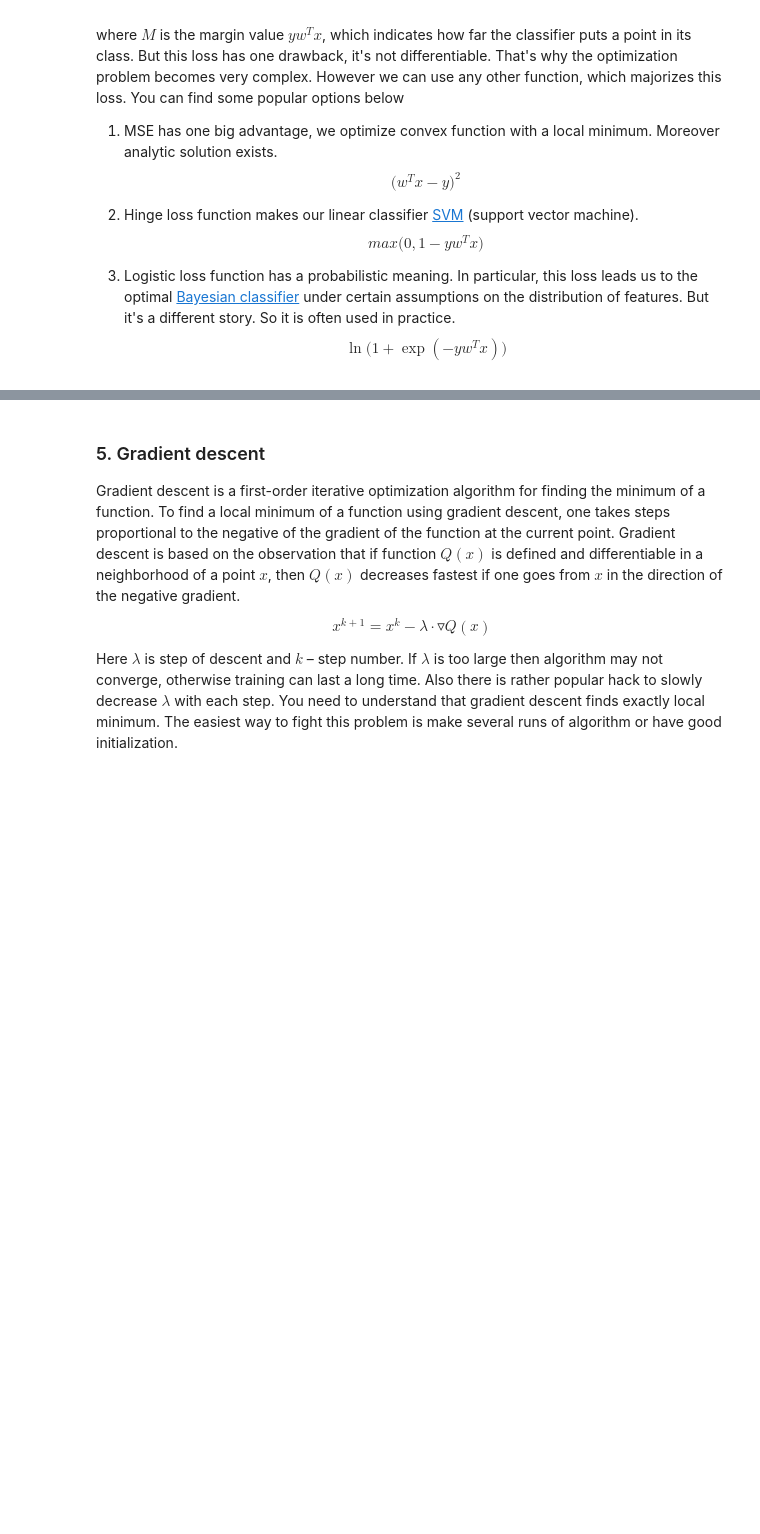
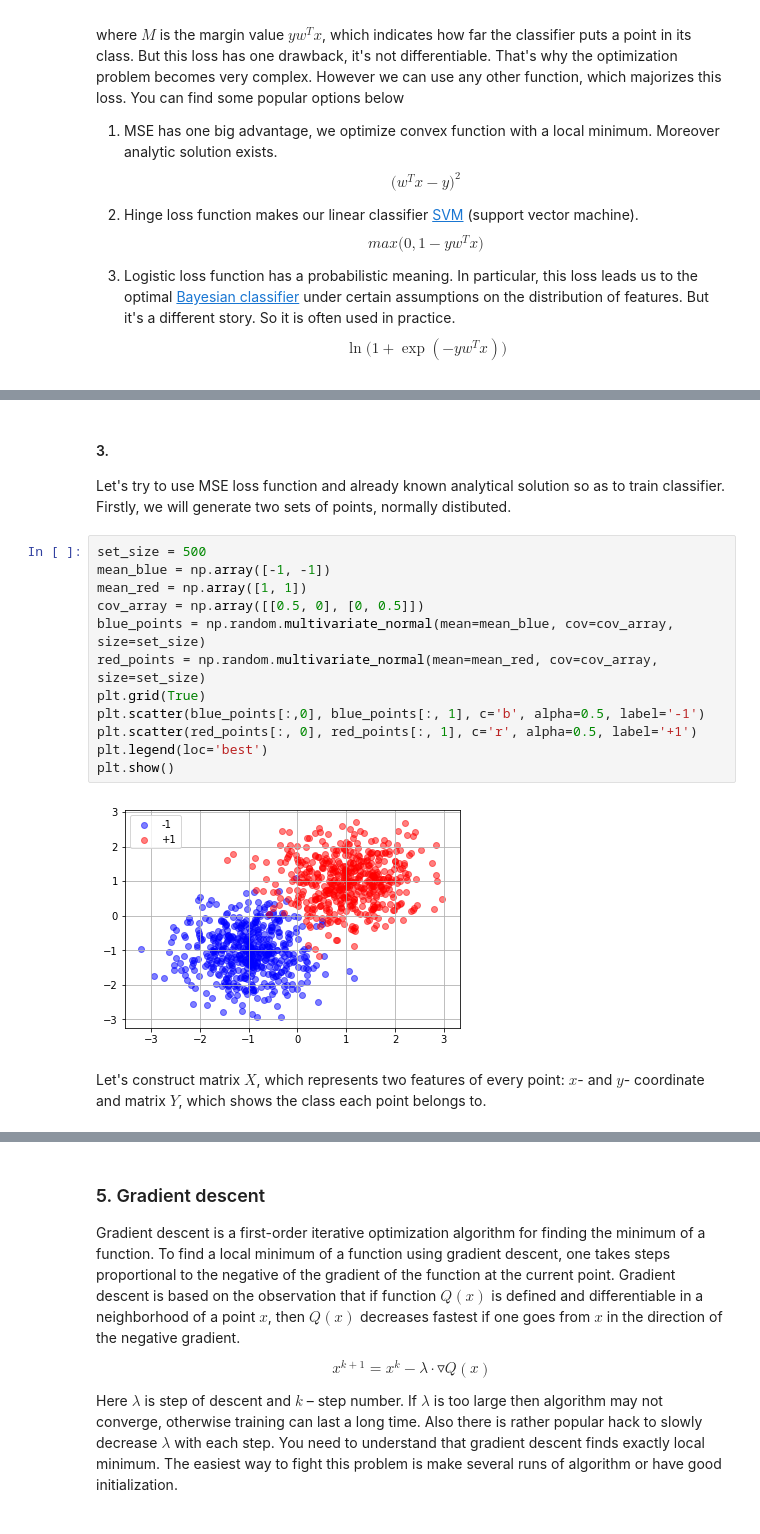
Before and after one commit to slayff/squad, a Jupyter notebook: lab-1.ipynb, the cells around one changed output, grey strips where cells are left out. Drawn from its saved outputs; the diff is of its cells as text; blank space fills up the shorter version.

```diff
--- a/lab-1.ipynb
+++ b/lab-1.ipynb
@@ -242,0 +302,20 @@ $$\arg\min_{w}Q(w) = \arg\min_{w} \sum_{x, y} \ln \big(1 + \exp(-yw^Tx )) \big)$
+# %% [markdown]
+#### 3.
+Let's try to use MSE loss function and already known analytical solution so as to train classifier.
+Firstly, we will generate two sets of points, normally distibuted.
+# %%
+set_size = 500
+mean_blue = np.array([-1, -1])
+mean_red = np.array([1, 1])
+cov_array = np.array([[0.5, 0], [0, 0.5]])
+blue_points = np.random.multivariate_normal(mean=mean_blue, cov=cov_array, size=set_size)
+red_points = np.random.multivariate_normal(mean=mean_red, cov=cov_array, size=set_size)
+plt.grid(True)
+plt.scatter(blue_points[:,0], blue_points[:, 1], c='b', alpha=0.5, label='-1')
+plt.scatter(red_points[:, 0], red_points[:, 1], c='r', alpha=0.5, label='+1')
+plt.legend(loc='best')
+plt.show()
+# %% [output]
+[figure, added]
+# %% [markdown]
+Let's construct matrix $X$, which represents two features of every point: $x$- and $y$- coordinate and matrix $Y$, which shows the class each point belongs to.
```
Also changed, not shown: parts of 8 cells of this notebook, 1 other file.
